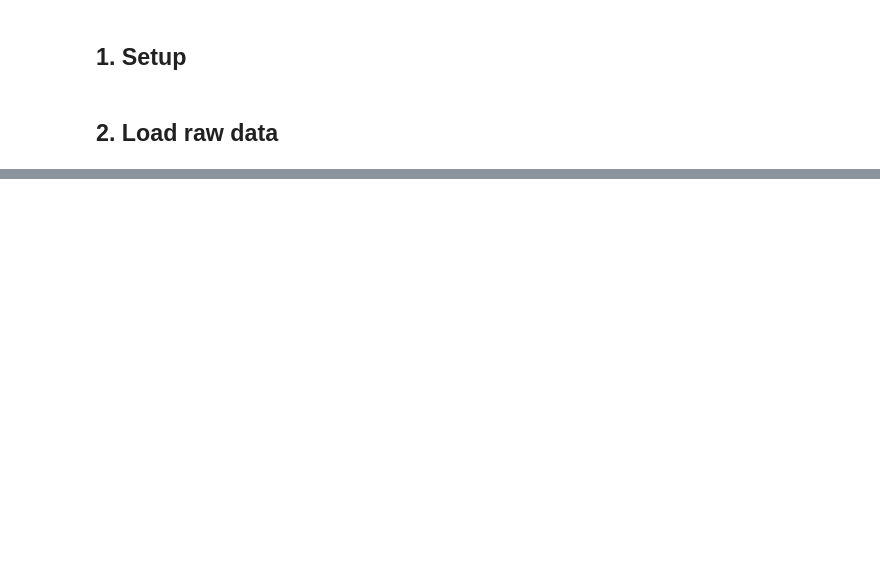
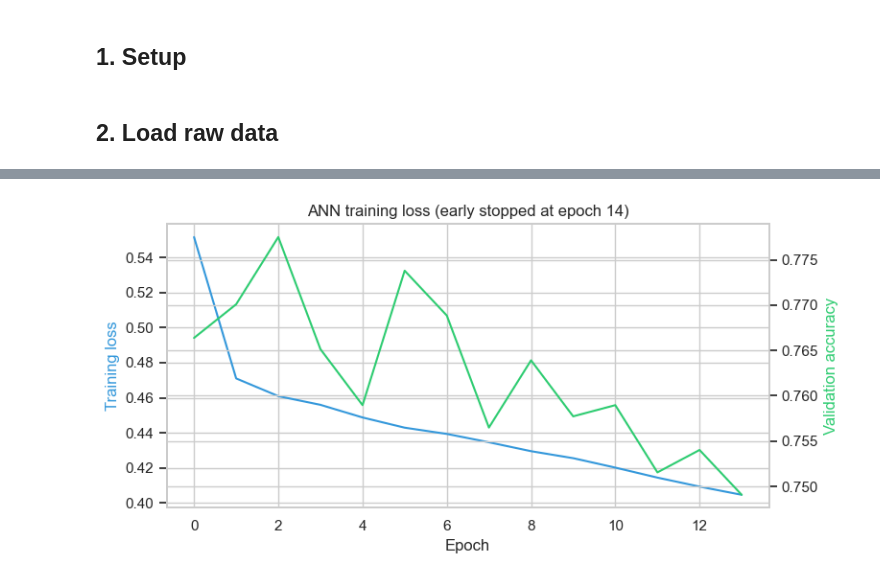
Before and after one commit to mahmoudsalhi/event, a Jupyter notebook: ml/no_show_model.ipynb, the cells around one changed output, grey strips where cells are left out. Saved outputs shown, nothing was run; the diff lists cells and outputs as text; code cells hidden in the pictures; blank space fills up the shorter version.

```diff
--- a/ml/no_show_model.ipynb
+++ b/ml/no_show_model.ipynb
@@ -358,0 +344,34 @@ print(f'Recommended action: {"send extra SMS reminder" if p_no_show > 0.4 else "
+# %%
+xgb_pipe = Pipeline([
+    ('prep', preprocess),
+    ('clf', XGBClassifier(
+        n_estimators=600,
+        max_depth=6,
+        learning_rate=0.05,
+        booster='gbtree',
+        tree_method='hist',
+        gamma=0.0,
+        min_child_weight=1,
+        max_delta_step=0,
+        subsample=0.9,
+        sampling_method='uniform',
+        colsample_bytree=0.9,
+        colsample_bylevel=1.0,
+        colsample_bynode=1.0,
+        reg_alpha=0.0,
+        reg_lambda=1.0,
+        scale_pos_weight=1.0,
+        objective='binary:logistic',
+        eval_metric='auc',
+        random_state=RANDOM_STATE,
+        n_jobs=-1,
+        verbosity=0,
+    )),
+])
+xgb_pipe.fit(X_train, y_train)
+xgb_proba = xgb_pipe.predict_proba(X_test)[:, 1]
+xgb_pred  = (xgb_proba >= 0.5).astype(int)
+print(f'Accuracy : {accuracy_score(y_test, xgb_pred):.4f}')
+print(f'ROC-AUC  : {roc_auc_score(y_test, xgb_proba):.4f}')
+print(f'PR-AUC   : {average_precision_score(y_test, xgb_proba):.4f}')
+print(classification_report(y_test, xgb_pred, target_names=['no_show', 'attended']))
@@ -358,0 +458,13 @@ print(f'Recommended action: {"send extra SMS reminder" if p_no_show > 0.4 else "
+# %%
+mlp = ann_pipe.named_steps['clf']
+fig, ax = plt.subplots(figsize=(8, 4))
+ax.plot(mlp.loss_curve_, label='training loss', color='#3498db')
+if hasattr(mlp, 'validation_scores_') and mlp.validation_scores_:
+    ax2 = ax.twinx()
+    ax2.plot(mlp.validation_scores_, label='validation accuracy', color='#2ecc71')
+    ax2.set_ylabel('Validation accuracy', color='#2ecc71')
+ax.set_xlabel('Epoch'); ax.set_ylabel('Training loss', color='#3498db')
+ax.set_title(f'ANN training loss (early stopped at epoch {mlp.n_iter_})')
+plt.tight_layout(); plt.show()
+# %% [output]
+[figure, added]
```
Also changed, not shown: parts of 74 cells of this notebook, 12 other files.
